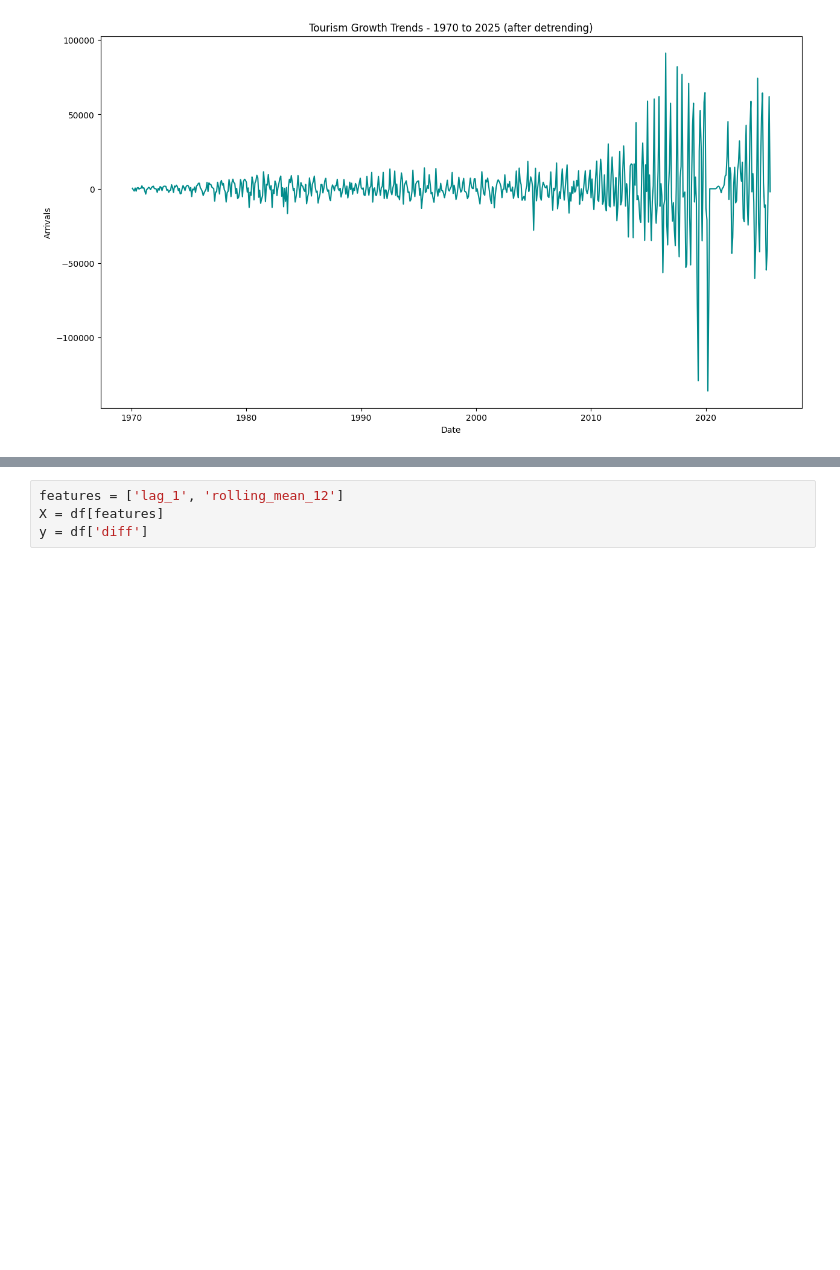
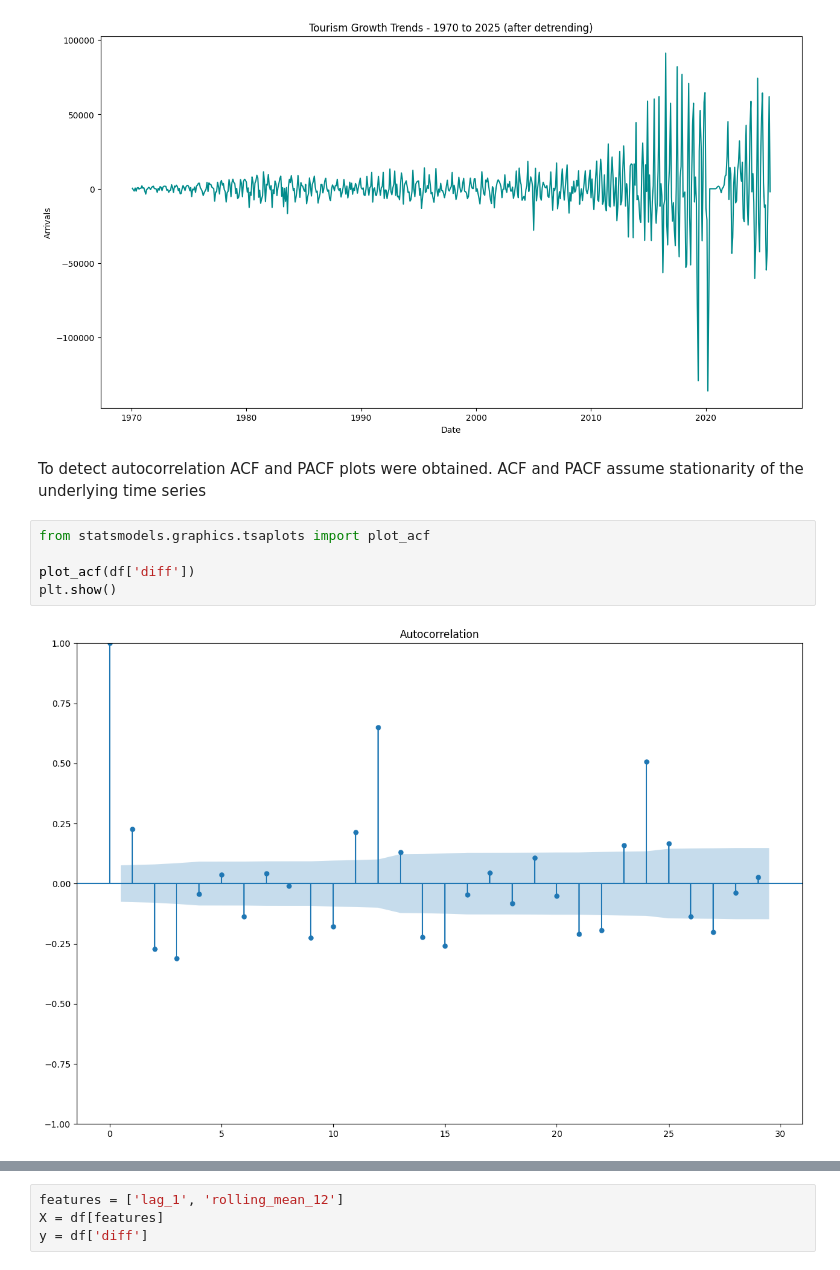
Before and after one commit to tharuka7/tourism__forecast_sl, a Jupyter notebook: ts.ipynb, the cells around one changed output, grey strips where cells are left out. Cells and saved outputs as stored; diff of their text form; blank space fills up the shorter version.

```diff
--- a/ts.ipynb
+++ b/ts.ipynb
@@ -169,3 +159,12 @@ ax.xaxis.set_major_formatter(DateFormatter("%Y"))
 plt.show()
 # %% [output]
 [figure]
+# %% [markdown]
+To detect autocorrelation ACF and PACF plots were obtained. ACF and PACF assume stationarity of the underlying time series
+# %%
+from statsmodels.graphics.tsaplots import plot_acf
+
+plot_acf(df['diff'])
+plt.show()
+# %% [output]
+[figure, added]
```
Also changed, not shown: parts of 45 cells of this notebook.
